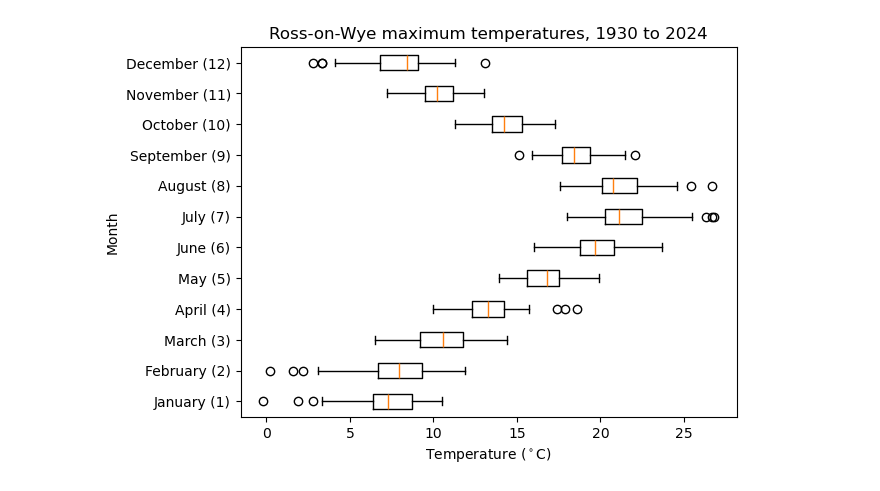
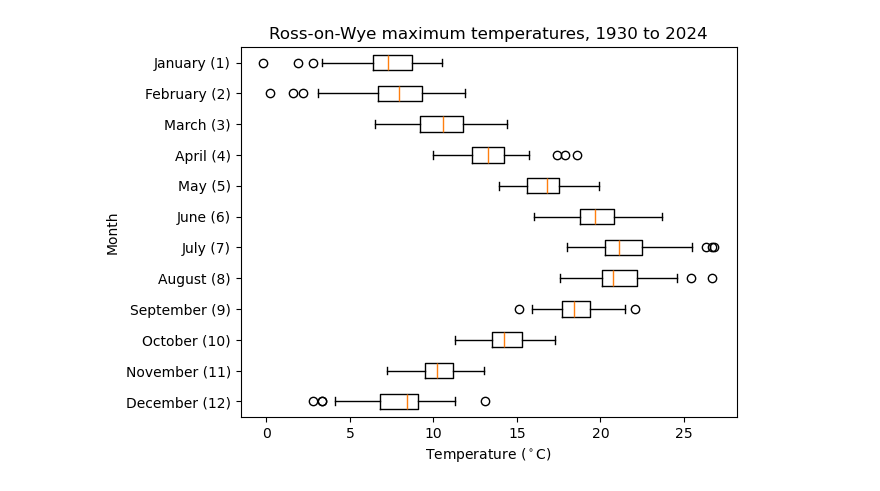
Before and after one commit to SIMMOO0/uob_geogm0054_slc, a Jupyter notebook: my_notebook.ipynb, the cells around one changed output. Cells and saved outputs as stored; diff of their text form; code cells hidden in the pictures.

Commit message:
Flipped Months axis

```diff
--- a/my_notebook.ipynb
+++ b/my_notebook.ipynb
@@ -7,20 +7,20 @@ year, month, tmax, tmin = np.loadtxt('rossonwyedata.txt',skiprows=7,usecols=(0,1
 # %%
 month_nums = range(1,13) # 1 to 12, inclusive
 month_names = [month_name[mm] + f' ({mm})'  for mm in month_nums]
 
 #create a list of 1D arrays, 1 for each month
 tmax_by_month = [tmax[month == mm] for mm in month_nums]
 
-#HINT number 1) reverse the month order to place January at the top
-#tmax_by_month.reverse()
-#month_names.reverse()
+#HINT reverse the month order to place January at the top
+tmax_by_month.reverse()
+month_names.reverse()
 
 #boxplot produces one box-and whisker for each 1D array in a nug list
 fig, ax = plt.subplots(1,1)
 __ = ax.boxplot(tmax_by_month, vert=False, labels=month_names)
 # HINT add the keyword argument labels=month_names (Python < 3.9) or tick_labels=month_names (Python >= 3.9)
 __ = ax.set_xlabel(r'Temperature ($^\circ$C)')
 __ = ax.set_ylabel('Month')
 __ = ax.set_title(f'Ross-on-Wye maximum temperatures, {int(np.min(year))} to {int(np.max(year))}')
 # %% [output]
-[figure, old version]
+[figure, new version]
```
